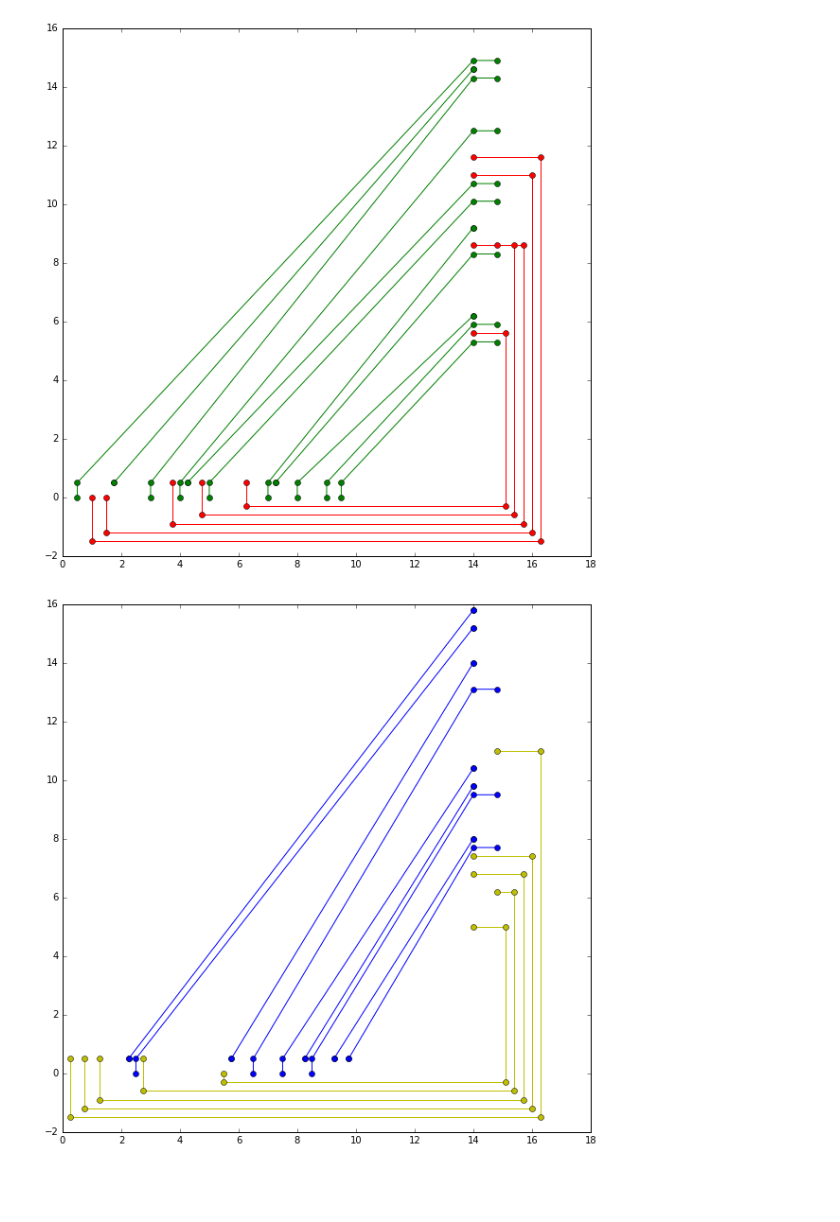
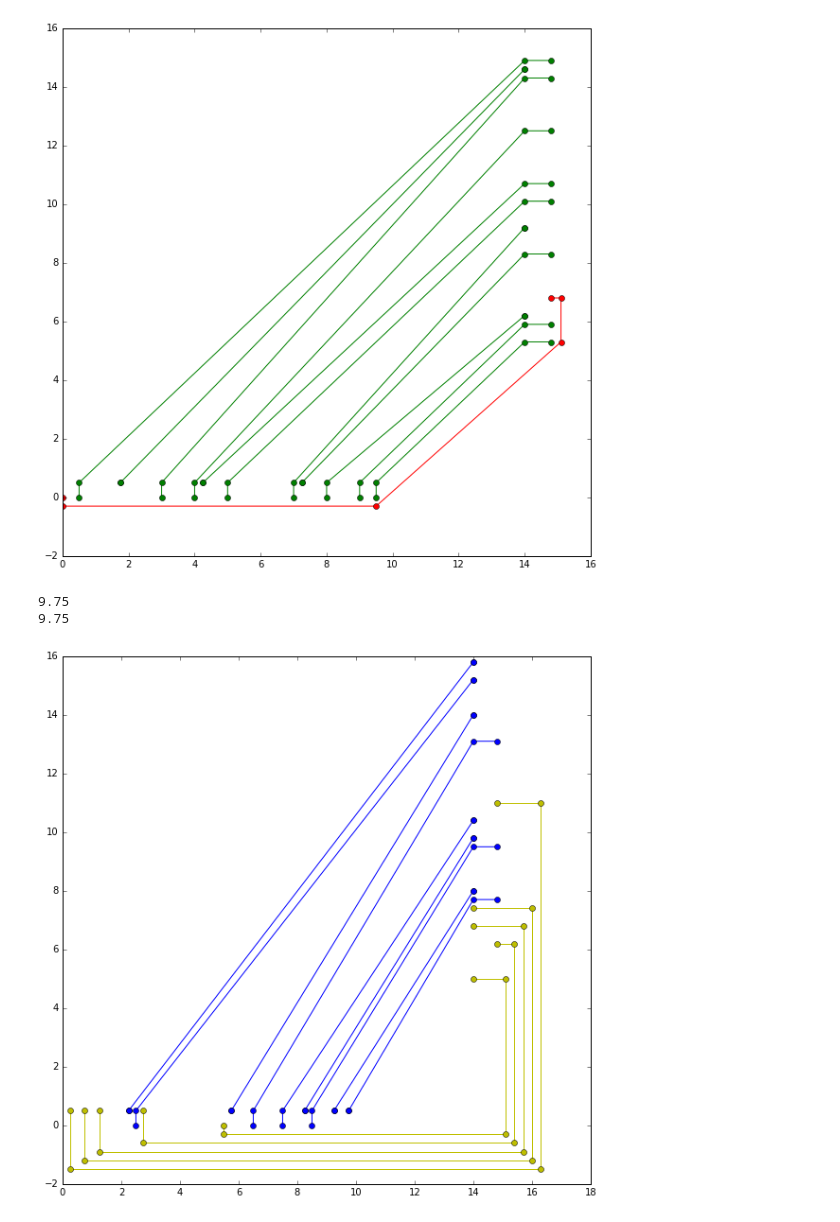
Before and after one commit to elejke/shortest_path, a Jupyter notebook: code/embedding.ipynb, the cells around one changed output. Drawn from its saved outputs; the diff is of its cells as text; code cells hidden in the pictures; blank space fills up the shorter version.

Commit message:
embedding external turn addition

```diff
--- a/code/embedding.ipynb
+++ b/code/embedding.ipynb
@@ -14,13 +15,13 @@ new_points, subsequences = layers(chip_1, chip_2, connections)
 # %%
 plt.figure(figsize=[10, 10])
 
-for i in embedding(connections, subsequences[0], subsequences[3], chip_1, chip_2)[0]:
+for i in embedding(connections, subsequences[0], subsequences[5], chip_1, chip_2)[0]:
     plt.plot(i[0],i[1], 'o-', color='g')
 
-for i in embedding_squared(connections, subsequences[0], subsequences[3], chip_1, chip_2)[1]:
+for i in embedding(connections, subsequences[0], subsequences[7], chip_1, chip_2)[1]:
     plt.plot(i[0],i[1], 'o-', color='r')
 # %% [output]
-[figure, old version]
+[figure, new version]
 # %%
 plt.figure(figsize=[10, 10])
 
@@ -28,7 +29,9 @@ for i in embedding(connections, subsequences[1], subsequences[2], chip_1, chip_2
     plt.plot(i[0],i[1], 'o-', color='b')
 
 
-for i in embedding_squared(connections, subsequences[1], subsequences[2], chip_1, chip_2)[1]:
+for i in embedding(connections, subsequences[1], subsequences[2], chip_1, chip_2)[1]:
     plt.plot(i[0],i[1], 'o-', color='y')
 # %% [output]
+9.75
+9.75
 [figure]
```
Also changed, not shown: parts of 3 cells of this notebook, 1 other file.
